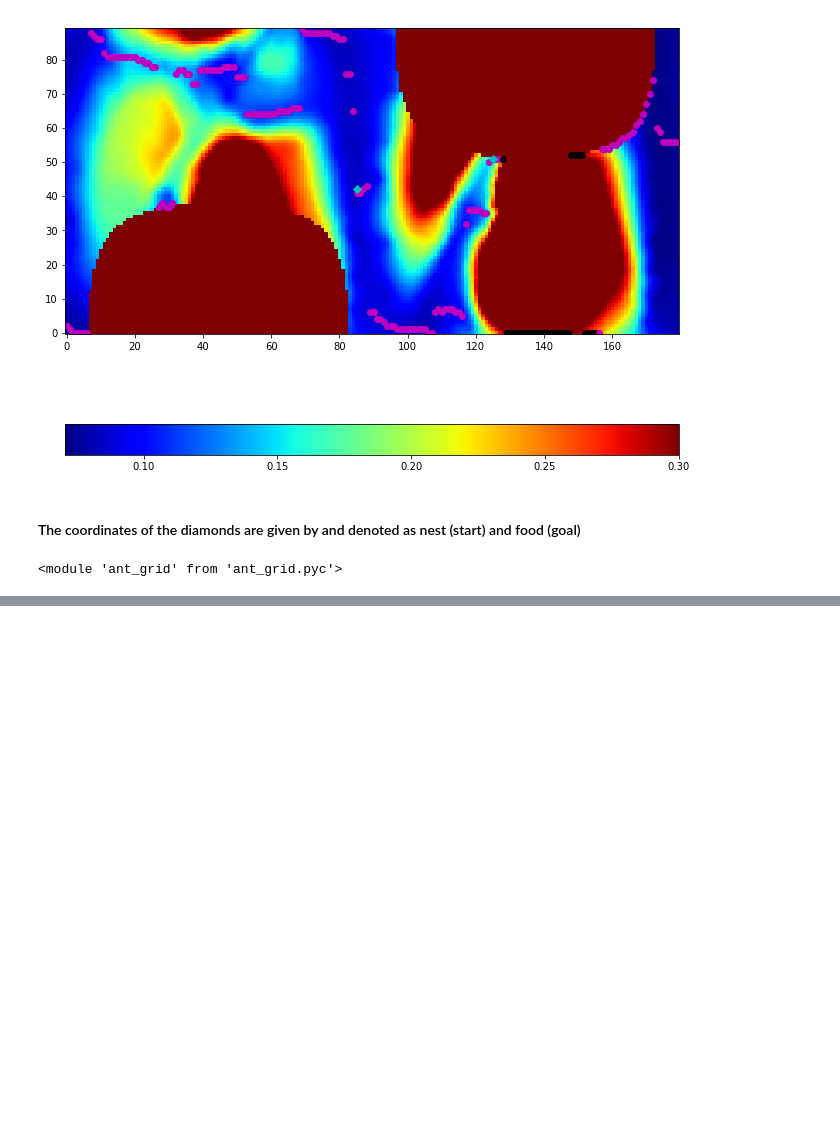
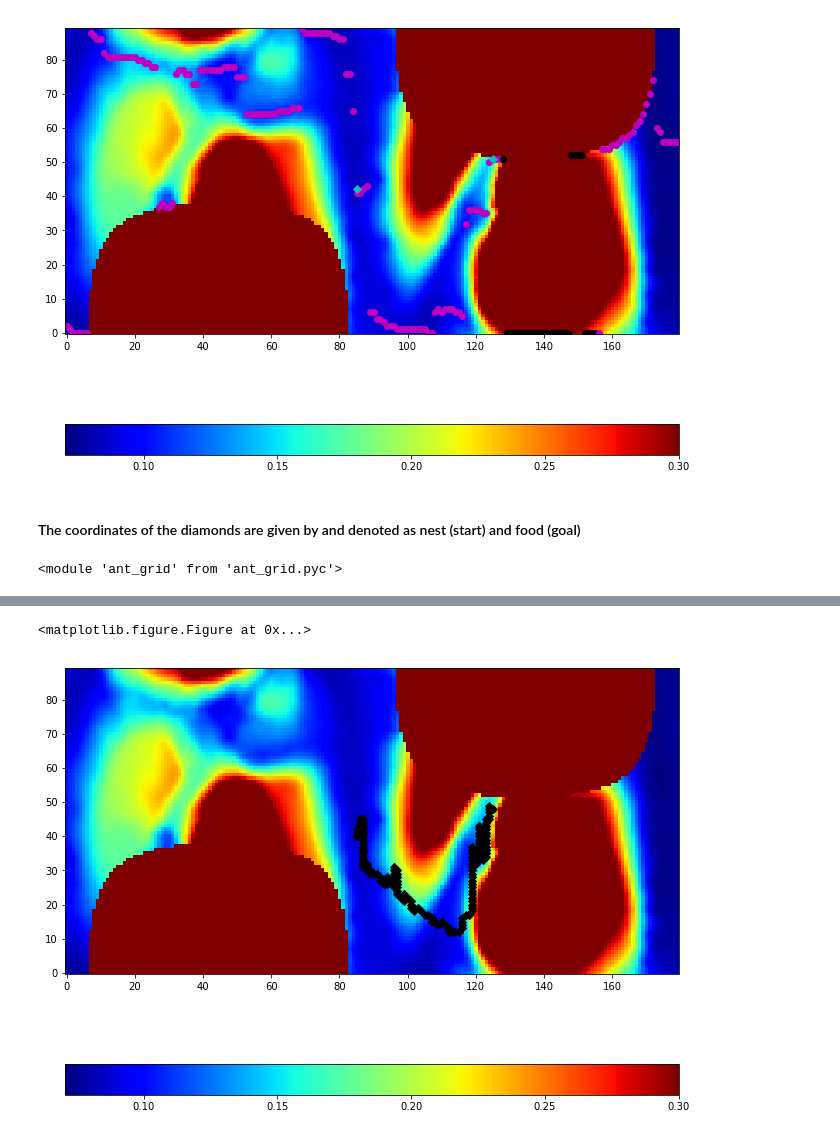
Before and after one commit to jandrejk/AstarOptimization, a Jupyter notebook: AOC algorithm.ipynb, the cells around one changed output, grey strips where cells are left out. Saved outputs shown, nothing was run; the diff lists cells and outputs as text; code cells hidden in the pictures; blank space fills up the shorter version.

```diff
--- a/AOC algorithm.ipynb
+++ b/AOC algorithm.ipynb
@@ -416,0 +283,22 @@ SyntaxError: invalid syntax (<ipython-input-16-3ca8a2dbc448>, line 1)
+# %%
+def GetMaxProbaPath (start, goal, decisionTable) :
+    path = []
+    path.append(start)
+
+    current = start
+    while current[0] != goal[0] :
+        max_proba = 0.
+        for n in ANT.GetNeighbours(point=current) :
+            if n not in path :
+                proba = decisionTable.p_ij(location=current,destination=n,track=path)
+                print proba
+                if proba > max_proba :
+                    max_proba = proba
+                    next_point = n
+        print next_point
+        path.append(next_point)
+        current = next_point
+
+    return path
+# %%
+p = GetMaxProbaPath(start=nest,goal=food,decisionTable=DecTable)
@@ -417,3 +323,11 @@ SyntaxError: invalid syntax (<ipython-input-16-3ca8a2dbc448>, line 1)
+# %%
+plt.figure(figsize=(11,11))
+pl.FlooadPlot(pic=gt_map,flood_level=0.3)
+pl.PlotTrack(track=p)
+plt.show()
+# %% [output]
+<matplotlib.figure.Figure at 0x...>
+[figure, added]
 # %%
 p = (99,45)
 
```
Also changed, not shown: parts of 16 cells of this notebook.
